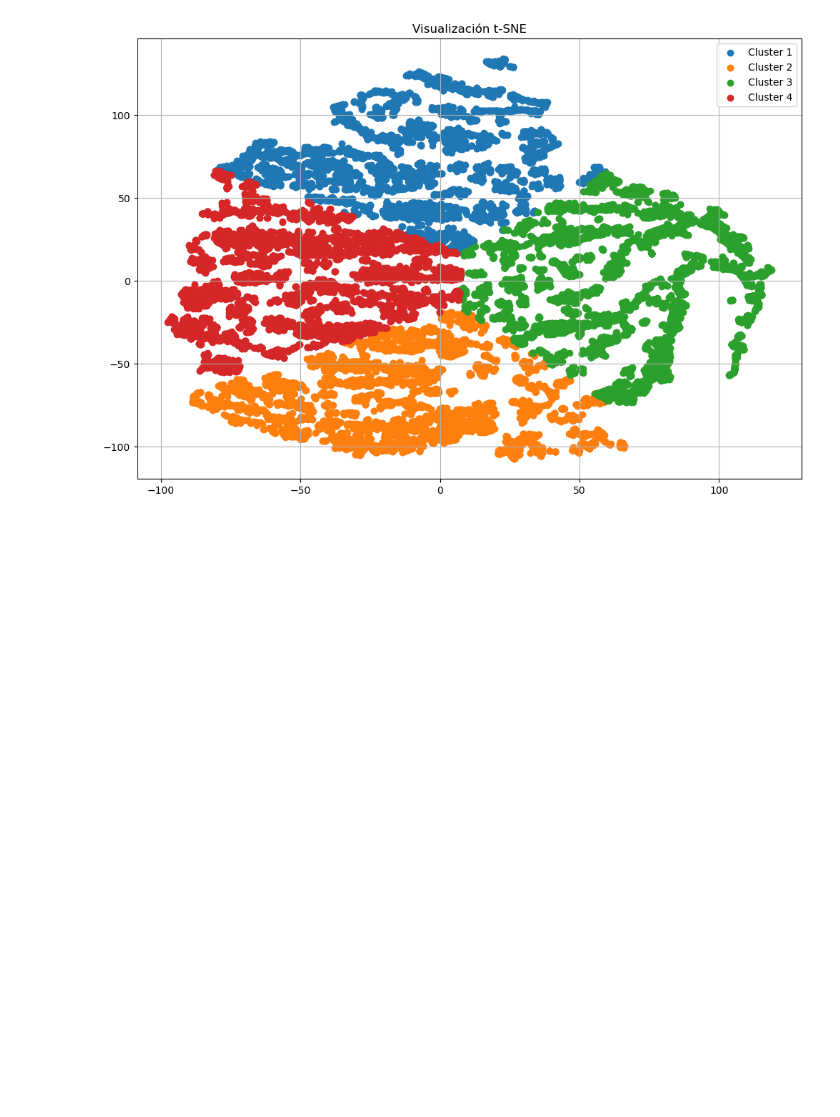
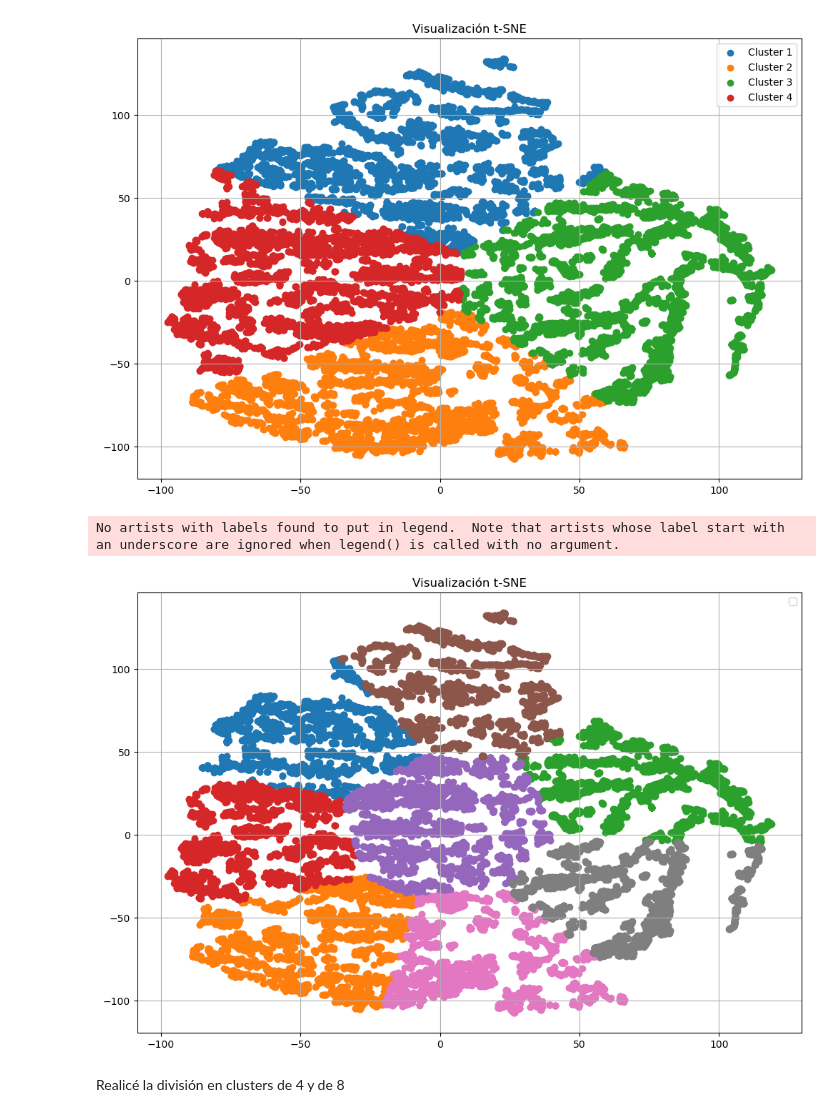
Before and after one commit to EstebanGomezVal/iteso-data-analytics, a Jupyter notebook: notebooks/Kmeans_madrid.ipynb, the cells around one changed output. Cells and saved outputs as stored; diff of their text form; code cells hidden in the pictures; blank space fills up the shorter version.

Commit message:
kmeans

```diff
--- a/notebooks/Kmeans_madrid.ipynb
+++ b/notebooks/Kmeans_madrid.ipynb
@@ -602,3 +602,24 @@ plt.grid(True)
 plt.show()
 # %% [output]
 [figure]
+# %%
+from sklearn.manifold import TSNE
+
+tsne = TSNE(n_components = 2, random_state = 32)
+proyecciones_tsne = tsne.fit_transform(X)
+
+kmeans = KMeans(n_clusters = 8, random_state = 42)
+etiquetas = kmeans.fit_predict(proyecciones_tsne)
+
+plt.figure(figsize=(12, 8))
+for i in range(8):
+    plt.scatter(proyecciones_tsne[etiquetas == i, 0], proyecciones_tsne[etiquetas == i, 1])
+plt.title('Visualización t-SNE')
+plt.legend()
+plt.grid(True)
+plt.show()
+# %% [output]
+No artists with labels found to put in legend.  Note that artists whose label start with an underscore are ignored when legend() is called with no argument.
+[figure, added]
+# %% [markdown]
+Realicé la división en clusters de 4 y de 8
```
